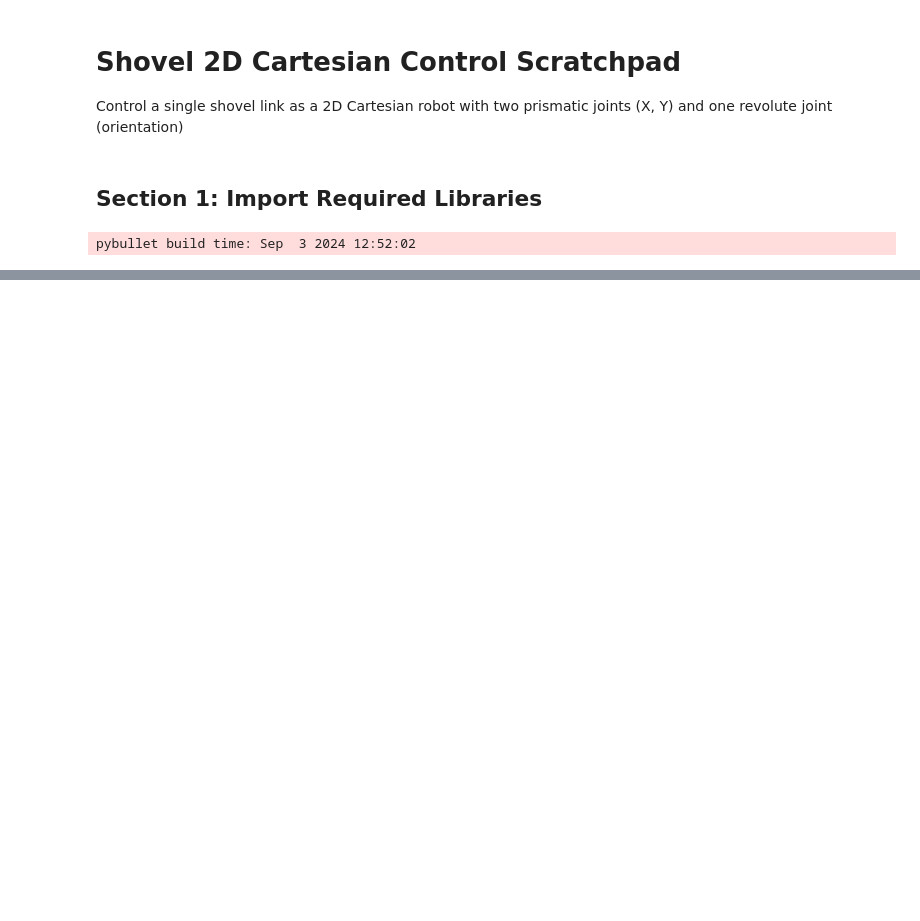
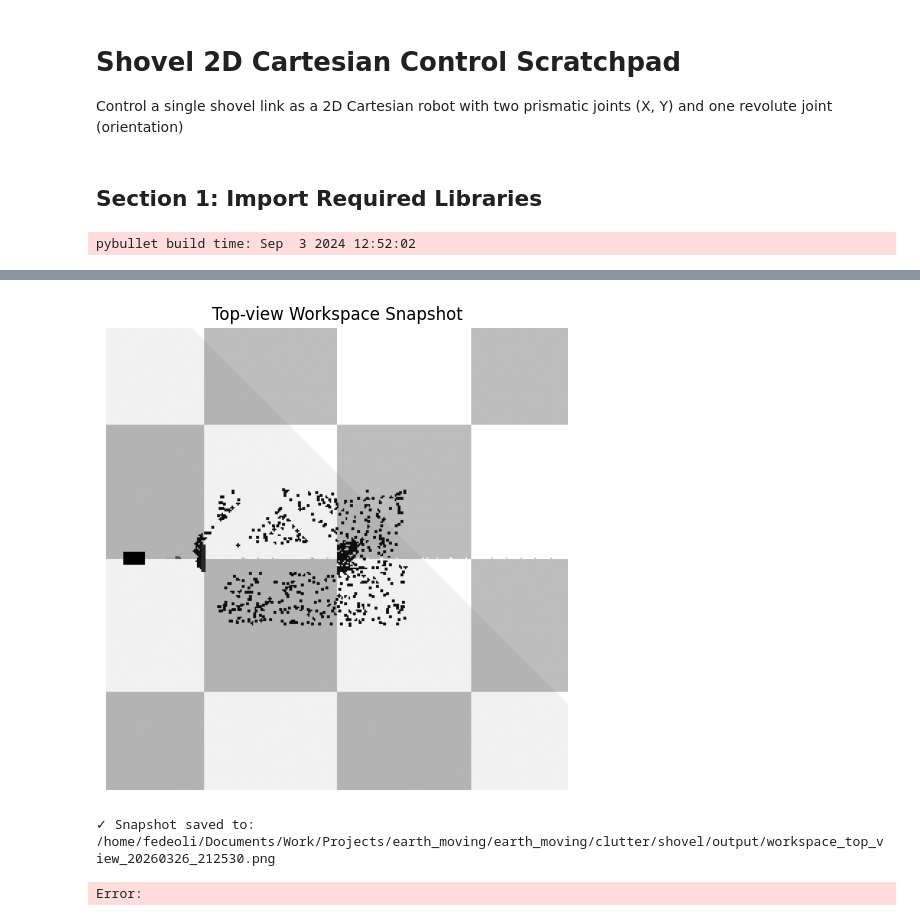
Before and after one commit to CearLab/earth_moving, a Jupyter notebook: earth_moving/clutter/shovel/scratchpad_shovel_command.ipynb, the cells around one changed output, grey strips where cells are left out. Saved outputs shown, nothing was run; the diff lists cells and outputs as text; code cells hidden in the pictures; blank space fills up the shorter version.

```diff
--- a/earth_moving/clutter/shovel/scratchpad_shovel_command.ipynb
+++ b/earth_moving/clutter/shovel/scratchpad_shovel_command.ipynb
@@ -409 +174,20 @@ Final State:
+# %%
+# Capture and display workspace top-view
+top_view_gray = controller.get_top_view()
+
+# Save to output directory
+snapshot_path = controller.save_top_view()
+
+# Display in notebook
+plt.figure(figsize=(6, 6))
+plt.imshow(top_view_gray[:, :, 0], cmap='gray')
+plt.title('Top-view Workspace Snapshot')
+plt.axis('off')
+plt.show()
+
+print(f"✓ Snapshot saved to: {snapshot_path.resolve()}")
+# %% [output]
+[figure, added]
+✓ Snapshot saved to: /home/fedeoli/Documents/Work/Projects/earth_moving/earth_moving/clutter/shovel/output/workspace_top_view_20260326_212530.png
+Error:
 # %%
```
Also changed, not shown: parts of 18 cells of this notebook, 8 other files.
